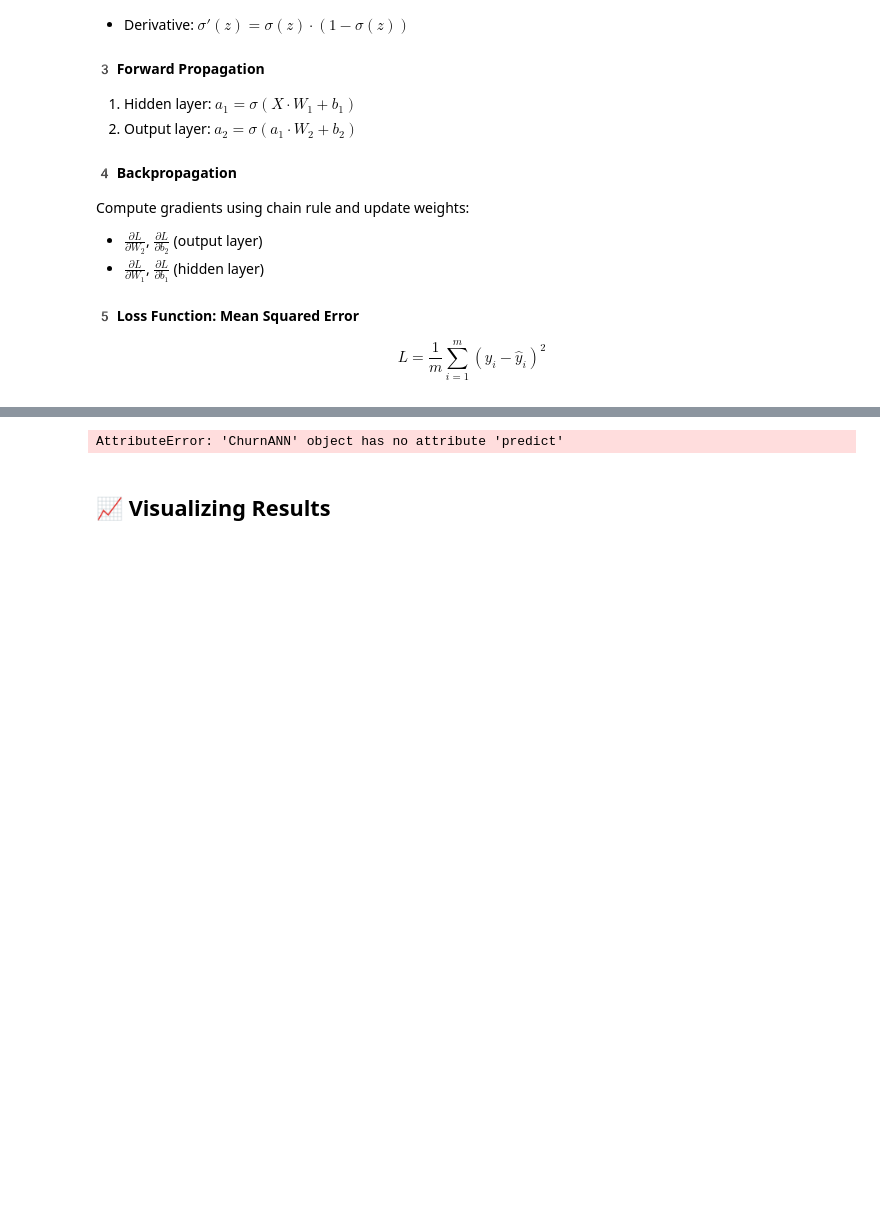
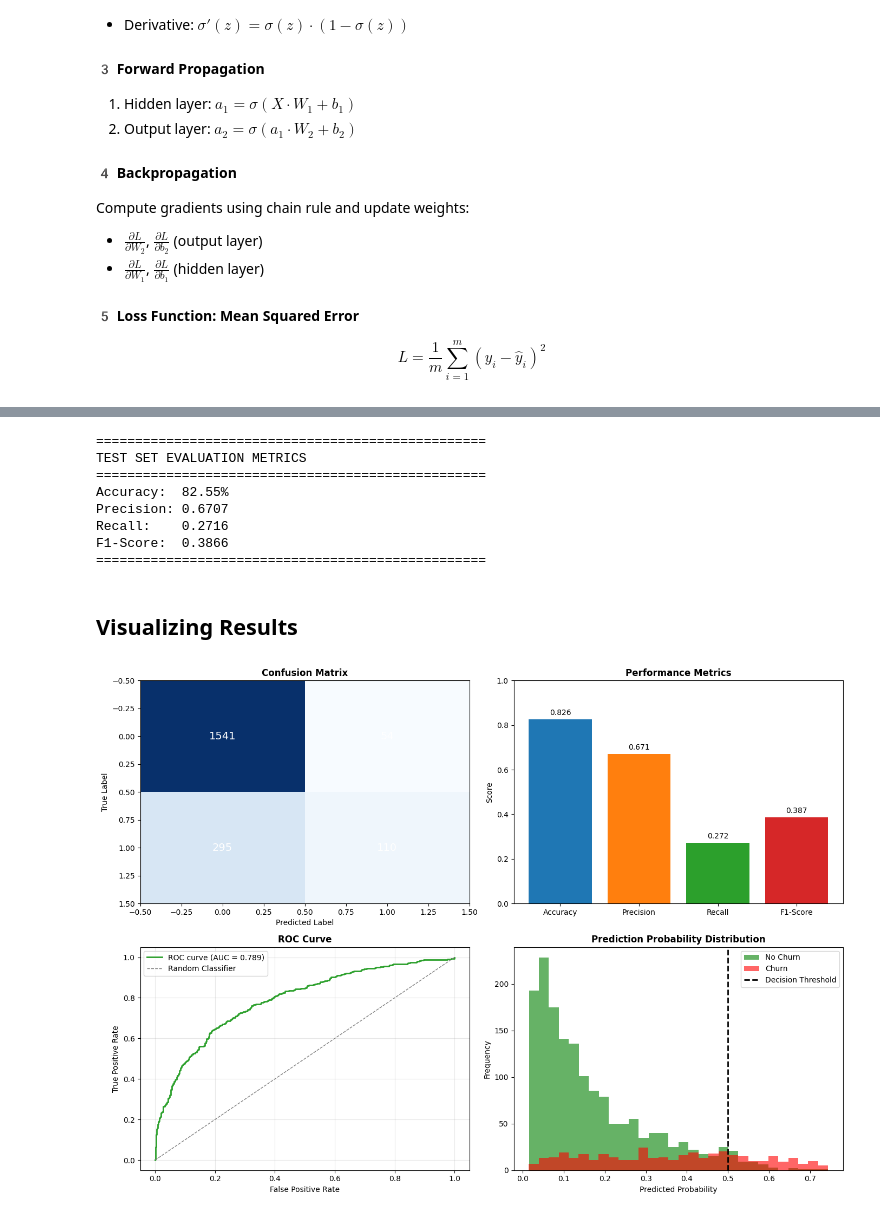
Before and after one commit to Shrisha-shrestha/ML-Scratch-Implementation, a Jupyter notebook: Assignment/ANN/ANN_scratch_implementation.ipynb, the cells around one changed output, grey strips where cells are left out. Saved outputs shown, nothing was run; the diff lists cells and outputs as text; code cells hidden in the pictures; blank space fills up the shorter version.

```diff
--- a/Assignment/ANN/ANN_scratch_implementation.ipynb
+++ b/Assignment/ANN/ANN_scratch_implementation.ipynb
@@ -266,6 +269,9 @@ Epoch 1900, Loss: 0.1308
 # %%
+# Make Predictions on Test Set
+Y_pred_prob = model.forward(X_test)
+predictions = (Y_pred_prob > 0.5).astype(int)
+
 # Evaluate on Test Set
-predictions = model.predict(X_test)
 accuracy = np.mean(predictions == Y_test)
 
 # Calculate additional metrics
@@ -279,7 +285,7 @@ recall = tp / (tp + fn) if (tp + fn) > 0 else 0
 f1 = 2 * (precision * recall) / (precision + recall) if (precision + recall) > 0 else 0
 
 print("\n" + "=" * 50)
-print("TEST SET EVALUATION")
+print("TEST SET EVALUATION METRICS")
 print("=" * 50)
 print(f"Accuracy:  {accuracy * 100:.2f}%")
 print(f"Precision: {precision:.4f}")
@@ -287,31 +293,65 @@ print(f"Recall:    {recall:.4f}")
 print(f"F1-Score:  {f1:.4f}")
 print("=" * 50)
 # %% [output]
-AttributeError: 'ChurnANN' object has no attribute 'predict'
+==================================================
+TEST SET EVALUATION METRICS
+==================================================
+Accuracy:  82.55%
+Precision: 0.6707
+Recall:    0.2716
+F1-Score:  0.3866
+==================================================
 # %% [markdown]
-## 📈 Visualizing Results
+## Visualizing Results
 # %%
+
+# Visualization
 import matplotlib.pyplot as plt
+from sklearn.metrics import confusion_matrix, roc_curve, auc
 
-fig, axes = plt.subplots(1, 2, figsize=(15, 5))
+fig, axes = plt.subplots(2, 2, figsize=(14, 10))
 
-# Plot Loss
-axes[0].plot(history['train_loss'], label='Train Loss', linewidth=2, alpha=0.8)
-axes[0].plot(history['val_loss'], label='Validation Loss', linewidth=2, alpha=0.8)
-axes[0].set_title('Model Loss over Epochs', fontsize=14, fontweight='bold')
-axes[0].set_xlabel('Epoch', fontsize=12)
-axes[0].set_ylabel('MSE Loss', fontsize=12)
-axes[0].legend(fontsize=11)
-axes[0].grid(True, alpha=0.3)
+# 1. Confusion Matrix
+cm = confusion_matrix(Y_test, predictions)
+axes[0, 0].imshow(cm, cmap='Blues', aspect='auto')
+axes[0, 0].set_title('Confusion Matrix', fontsize=12, fontweight='bold')
+axes[0, 0].set_ylabel('True Label')
+axes[0, 0].set_xlabel('Predicted Label')
+for i in range(2):
+    for j in range(2):
+        axes[0, 0].text(j, i, str(cm[i, j]), ha='center', va='center', color='white', fontsize=14)
 
-# Plot Accuracy
-axes[1].plot(history['train_acc'], label='Train Accuracy', linewidth=2, alpha=0.8)
-axes[1].plot(history['val_acc'], label='Validation Accuracy', linewidth=2, alpha=0.8)
-axes[1].set_title('Model Accuracy over Epochs', fontsize=14, fontweight='bold')
-axes[1].set_xlabel('Epoch', fontsize=12)
-axes[1].set_ylabel('Accuracy', fontsize=12)
-axes[1].legend(fontsize=11)
-axes[1].grid(True, alpha=0.3)
+# 2. Metrics Bar Chart
+metrics = ['Accuracy', 'Precision', 'Recall', 'F1-Score']
+values = [accuracy, precision, recall, f1]
+axes[0, 1].bar(metrics, values, color=['#1f77b4', '#ff7f0e', '#2ca02c', '#d62728'])
+axes[0, 1].set_title('Performance Metrics', fontsize=12, fontweight='bold')
+axes[0, 1].set_ylabel('Score')
+axes[0, 1].set_ylim([0, 1])
+for i, v in enumerate(values):
+    axes[0, 1].text(i, v + 0.02, f'{v:.3f}', ha='center', fontsize=10)
+
+# 3. ROC Curve
+fpr, tpr, _ = roc_curve(Y_test, Y_pred_prob)
+roc_auc = auc(fpr, tpr)
+axes[1, 0].plot(fpr, tpr, color='#2ca02c', lw=2, label=f'ROC curve (AUC = {roc_auc:.3f})')
+axes[1, 0].plot([0, 1], [0, 1], color='gray', lw=1, linestyle='--', label='Random Classifier')
+axes[1, 0].set_title('ROC Curve', fontsize=12, fontweight='bold')
+axes[1, 0].set_xlabel('False Positive Rate')
+axes[1, 0].set_ylabel('True Positive Rate')
+axes[1, 0].legend(fontsize=10)
+axes[1, 0].grid(True, alpha=0.3)
+
+# 4. Prediction Distribution
+axes[1, 1].hist(Y_pred_prob[Y_test == 0], bins=30, alpha=0.6, label='No Churn', color='green')
+axes[1, 1].hist(Y_pred_prob[Y_test == 1], bins=30, alpha=0.6, label='Churn', color='red')
+axes[1, 1].axvline(x=0.5, color='black', linestyle='--', linewidth=2, label='Decision Threshold')
+axes[1, 1].set_title('Prediction Probability Distribution', fontsize=12, fontweight='bold')
+axes[1, 1].set_xlabel('Predicted Probability')
+axes[1, 1].set_ylabel('Frequency')
+axes[1, 1].legend(fontsize=10)
 
 plt.tight_layout()
 plt.show()
+# %% [output]
+[figure, added]
```
Also changed, not shown: parts of 1 cell of this notebook.
